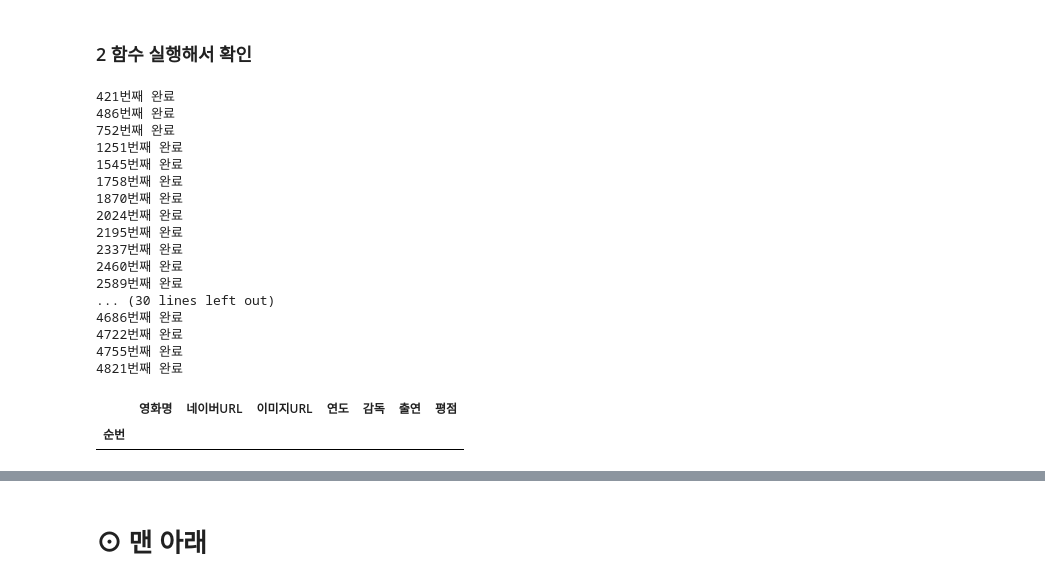
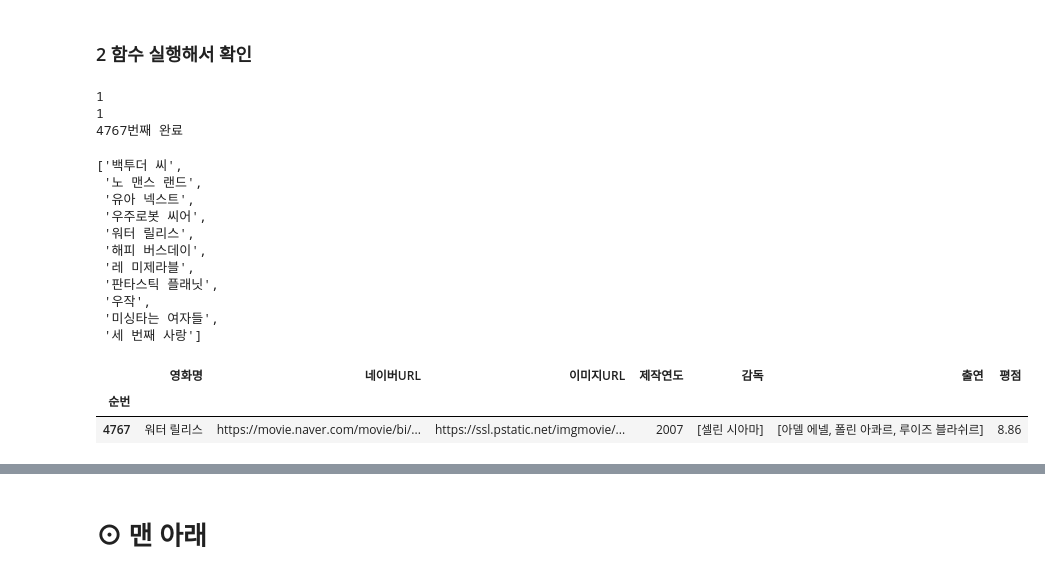
Before and after one commit to Play-Web-miniProject/MovieDL, a Jupyter notebook: eyz/naver_API copy.ipynb, the cells around one changed output, grey strips where cells are left out. Cells and saved outputs as stored; diff of their text form; code cells hidden in the pictures.

```diff
--- a/eyz/naver_API copy.ipynb
+++ b/eyz/naver_API copy.ipynb
@@ -481,32 +459,30 @@ for i, movie_o in enumerate(movie_list):
 # %%
 # id, secret 입력
 client_id = "viO54DlhW87ESywUDwWb"
 client_secret = "7ZHAscDgKs"
 
 # 함수 실행
 # MovieAPI 클래스를 ma 변수에 할당
 ma = MovieAPI()
 # 수집된 전체 df와 중복 제거한 df를 각각의 변수에 할당, mk_movie_df 함수 실행
-nv_df_m, nv_df_m_drop_dp = ma.mk_movie_df(index_list=index_list_m, movie_list=movie_list_m, dir_list=dir_list_m, year_list=year_list_m, client_id=client_id, client_secret=client_secret)
+nv_df_m, nv_df_m_drop_dp = ma.mk_movie_df(index_list=index_list_m[404:405], movie_list=movie_list_m[404:405], dir_list=dir_list_m[404:405], year_list=year_list_m[404:405], client_id=client_id, client_secret=client_secret)
 
-display(nv_df_m.head())
+display(movie_list_m[400:412],nv_df_m)
 # %% [output]
-421번째 완료
-486번째 완료
-752번째 완료
-1251번째 완료
-1545번째 완료
-1758번째 완료
-1870번째 완료
-2024번째 완료
-2195번째 완료
-2337번째 완료
-2460번째 완료
-2589번째 완료
-... (30 lines left out)
-4686번째 완료
-4722번째 완료
-4755번째 완료
-4821번째 완료
+1
+1
+4767번째 완료
+['백투더 씨',
+ '노 맨스 랜드',
+ '유아 넥스트',
+ '우주로봇 씨어',
+ '워터 릴리스',
+ '해피 버스데이',
+ '레 미제라블',
+ '판타스틱 플래닛',
+ '우작',
+ '미싱타는 여자들',
+ '세 번째 사랑']
-|  | 영화명 | 네이버URL | 이미지URL | 연도 | 감독 | 출연 | 평점 |
+|  | 영화명 | 네이버URL | 이미지URL | 제작연도 | 감독 | 출연 | 평점 |
 | 순번 |  |  |  |  |  |  |  |
+| 4767 | 워터 릴리스 | https://movie.naver.com/movie/bi/... | https://ssl.pstatic.net/imgmovie/... | 2007 | [셀린 시아마] | [아델 에넬, 폴린 아콰르, 루이즈 블라쉬르] | 8.86 |
```
Also changed, not shown: parts of 11 cells of this notebook, 6 other files.
